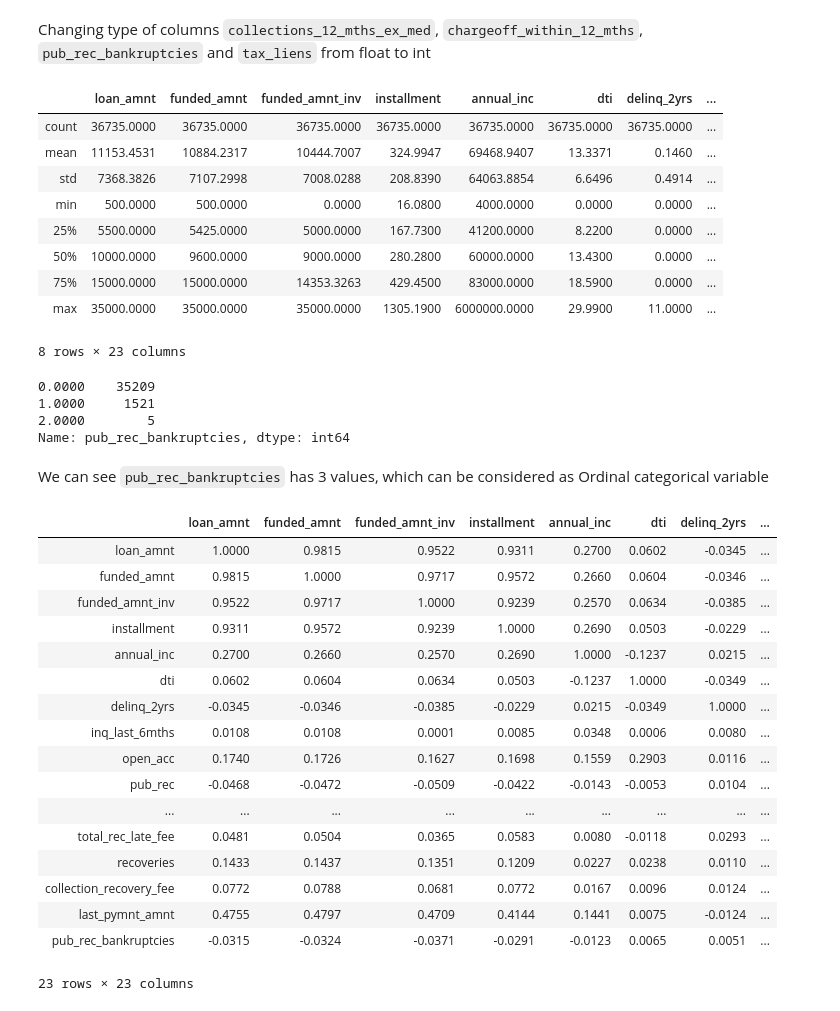
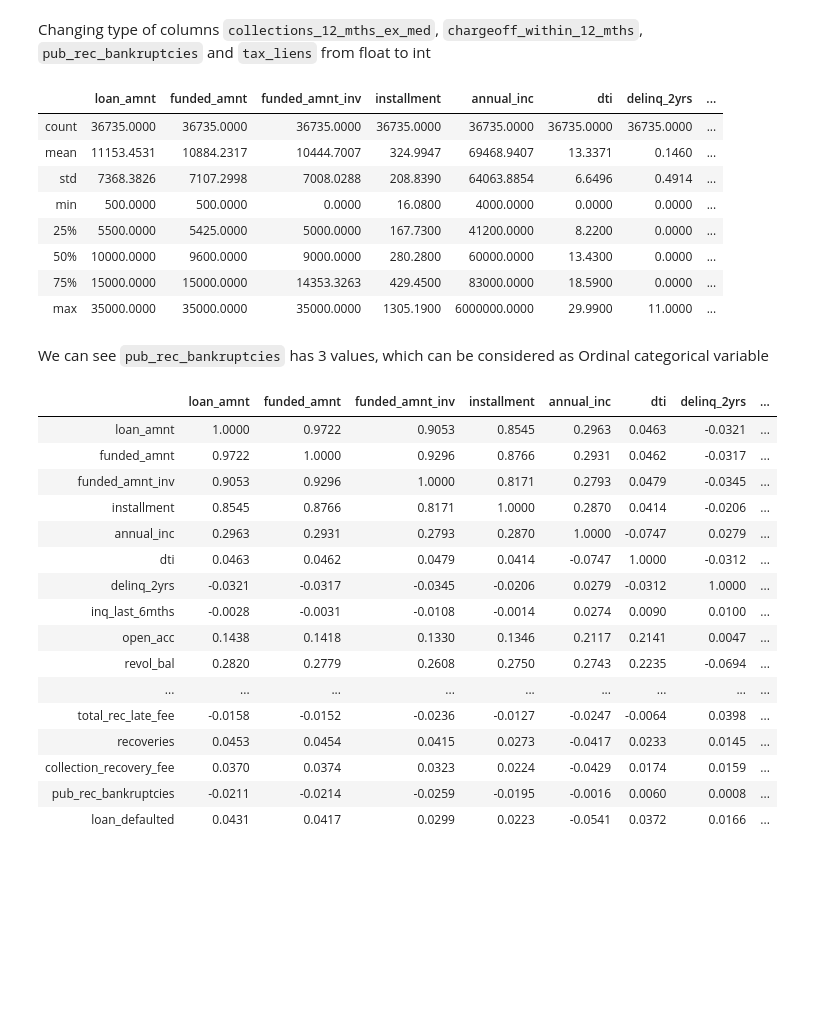
Before and after one commit to ashwanikumar04/loan-defaulter-case-study, a Jupyter notebook: ashwani_kumar.ipynb, the cells around one changed output. Drawn from its saved outputs; the diff is of its cells as text; code cells hidden in the pictures; blank space fills up the shorter version.

```diff
--- a/ashwani_kumar.ipynb
+++ b/ashwani_kumar.ipynb
@@ -301,0 +329,3 @@ memory usage: 11.5+ MB
+# %%
+loans = loans[~(loans['loan_status']=='Current')]
+loans['loan_defaulted'] = loans['loan_status'].apply(lambda x: 1 if x =='Charged Off' else 0)
@@ -301,0 +334,2 @@ memory usage: 11.5+ MB
+# %%
+loans = loans.drop(['out_prncp', 'out_prncp_inv'], axis=1)
@@ -320,0 +425,3 @@ loans.groupby(['loan_status','pub_rec']).sum().reset_index().plot()
+# %%
+loans = loans.drop(['pub_rec', 'last_credit_pull_d',
+                    'last_pymnt_amnt', 'last_pymnt_d'], axis=1)
@@ -328,6 +453,3 @@ Deleting all rows where the status is `current`
-# %%
-loans = loans[~(loans['loan_status']=='Current')]
-loans['loan_defaulted'] = loans['loan_status'].apply(lambda x: 'Y' if x =='Charged Off' else 'N')
 # %%
 loans['loan_status'].value_counts()
 # %% [output]
@@ -378,36 +500,27 @@ loans_num.describe()
 | 50% | 10000.0000 | 9600.0000 | 9000.0000 | 280.2800 | 60000.0000 | 13.4300 | 0.0000 | ... |
 | 75% | 15000.0000 | 15000.0000 | 14353.3263 | 429.4500 | 83000.0000 | 18.5900 | 0.0000 | ... |
 | max | 35000.0000 | 35000.0000 | 35000.0000 | 1305.1900 | 6000000.0000 | 29.9900 | 11.0000 | ... |
-8 rows × 23 columns
-# %%
-loans['pub_rec_bankruptcies'].value_counts()
-# %% [output]
-0.0000    35209
-1.0000     1521
-2.0000        5
-Name: pub_rec_bankruptcies, dtype: int64
 # %% [markdown]
 We can see `pub_rec_bankruptcies` has 3 values, which can be considered as Ordinal categorical variable
 # %%
 loans['pub_rec_bankruptcies'] = loans['pub_rec_bankruptcies'].astype('category')
 # %%
-loans_num.corr()
+loans_num.corr(method='kendall')
 # %% [output]
 |  | loan_amnt | funded_amnt | funded_amnt_inv | installment | annual_inc | dti | delinq_2yrs | ... |
-| loan_amnt | 1.0000 | 0.9815 | 0.9522 | 0.9311 | 0.2700 | 0.0602 | -0.0345 | ... |
-| funded_amnt | 0.9815 | 1.0000 | 0.9717 | 0.9572 | 0.2660 | 0.0604 | -0.0346 | ... |
-| funded_amnt_inv | 0.9522 | 0.9717 | 1.0000 | 0.9239 | 0.2570 | 0.0634 | -0.0385 | ... |
-| installment | 0.9311 | 0.9572 | 0.9239 | 1.0000 | 0.2690 | 0.0503 | -0.0229 | ... |
-| annual_inc | 0.2700 | 0.2660 | 0.2570 | 0.2690 | 1.0000 | -0.1237 | 0.0215 | ... |
-| dti | 0.0602 | 0.0604 | 0.0634 | 0.0503 | -0.1237 | 1.0000 | -0.0349 | ... |
-| delinq_2yrs | -0.0345 | -0.0346 | -0.0385 | -0.0229 | 0.0215 | -0.0349 | 1.0000 | ... |
-| inq_last_6mths | 0.0108 | 0.0108 | 0.0001 | 0.0085 | 0.0348 | 0.0006 | 0.0080 | ... |
-| open_acc | 0.1740 | 0.1726 | 0.1627 | 0.1698 | 0.1559 | 0.2903 | 0.0116 | ... |
-| pub_rec | -0.0468 | -0.0472 | -0.0509 | -0.0422 | -0.0143 | -0.0053 | 0.0104 | ... |
+| loan_amnt | 1.0000 | 0.9722 | 0.9053 | 0.8545 | 0.2963 | 0.0463 | -0.0321 | ... |
+| funded_amnt | 0.9722 | 1.0000 | 0.9296 | 0.8766 | 0.2931 | 0.0462 | -0.0317 | ... |
+| funded_amnt_inv | 0.9053 | 0.9296 | 1.0000 | 0.8171 | 0.2793 | 0.0479 | -0.0345 | ... |
+| installment | 0.8545 | 0.8766 | 0.8171 | 1.0000 | 0.2870 | 0.0414 | -0.0206 | ... |
+| annual_inc | 0.2963 | 0.2931 | 0.2793 | 0.2870 | 1.0000 | -0.0747 | 0.0279 | ... |
+| dti | 0.0463 | 0.0462 | 0.0479 | 0.0414 | -0.0747 | 1.0000 | -0.0312 | ... |
+| delinq_2yrs | -0.0321 | -0.0317 | -0.0345 | -0.0206 | 0.0279 | -0.0312 | 1.0000 | ... |
+| inq_last_6mths | -0.0028 | -0.0031 | -0.0108 | -0.0014 | 0.0274 | 0.0090 | 0.0100 | ... |
+| open_acc | 0.1438 | 0.1418 | 0.1330 | 0.1346 | 0.2117 | 0.2141 | 0.0047 | ... |
+| revol_bal | 0.2820 | 0.2779 | 0.2608 | 0.2750 | 0.2743 | 0.2235 | -0.0694 | ... |
 | ... | ... | ... | ... | ... | ... | ... | ... | ... |
-| total_rec_late_fee | 0.0481 | 0.0504 | 0.0365 | 0.0583 | 0.0080 | -0.0118 | 0.0293 | ... |
-| recoveries | 0.1433 | 0.1437 | 0.1351 | 0.1209 | 0.0227 | 0.0238 | 0.0110 | ... |
-| collection_recovery_fee | 0.0772 | 0.0788 | 0.0681 | 0.0772 | 0.0167 | 0.0096 | 0.0124 | ... |
-| last_pymnt_amnt | 0.4755 | 0.4797 | 0.4709 | 0.4144 | 0.1441 | 0.0075 | -0.0124 | ... |
-| pub_rec_bankruptcies | -0.0315 | -0.0324 | -0.0371 | -0.0291 | -0.0123 | 0.0065 | 0.0051 | ... |
+| total_rec_late_fee | -0.0158 | -0.0152 | -0.0236 | -0.0127 | -0.0247 | -0.0064 | 0.0398 | ... |
+| recoveries | 0.0453 | 0.0454 | 0.0415 | 0.0273 | -0.0417 | 0.0233 | 0.0145 | ... |
+| collection_recovery_fee | 0.0370 | 0.0374 | 0.0323 | 0.0224 | -0.0429 | 0.0174 | 0.0159 | ... |
+| pub_rec_bankruptcies | -0.0211 | -0.0214 | -0.0259 | -0.0195 | -0.0016 | 0.0060 | 0.0008 | ... |
+| loan_defaulted | 0.0431 | 0.0417 | 0.0299 | 0.0223 | -0.0541 | 0.0372 | 0.0166 | ... |
-23 rows × 23 columns
```
Also changed, not shown: parts of 26 cells of this notebook, 1 other file.
